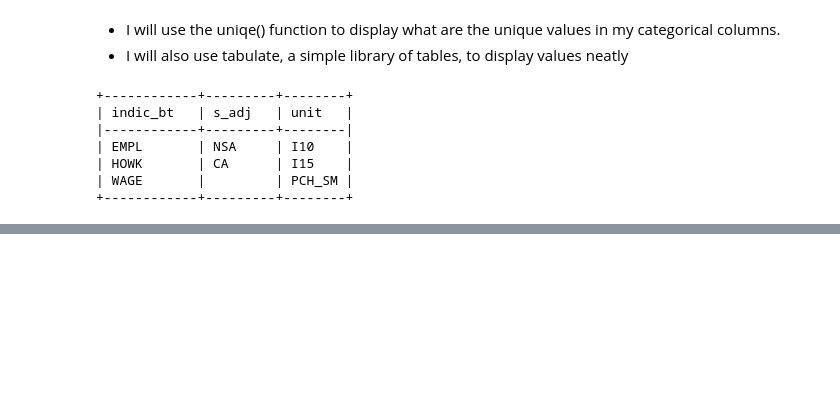
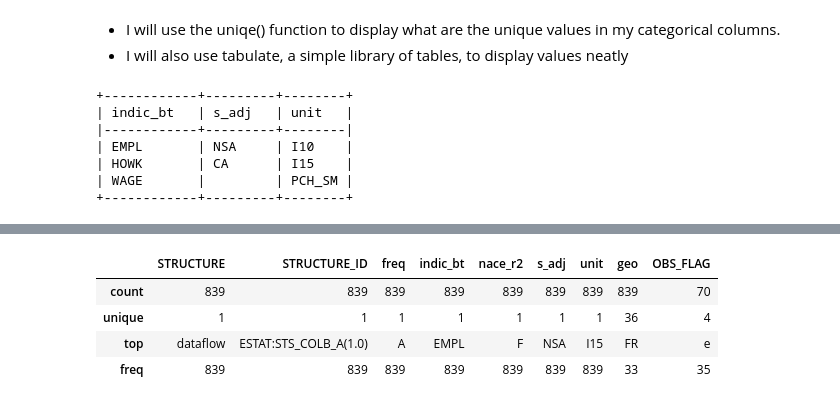
Before and after one commit to kalememre/CA2, a Jupyter notebook: labour.ipynb, the cells around one changed output, grey strips where cells are left out. Saved outputs shown, nothing was run; the diff lists cells and outputs as text; code cells hidden in the pictures; blank space fills up the shorter version.

```diff
--- a/labour.ipynb
+++ b/labour.ipynb
@@ -392,0 +412,8 @@ print(table)
+# %%
+filtered_df.describe(include="object")
+# %% [output]
+|  | STRUCTURE | STRUCTURE_ID | freq | indic_bt | nace_r2 | s_adj | unit | geo | OBS_FLAG |
+| count | 839 | 839 | 839 | 839 | 839 | 839 | 839 | 839 | 70 |
+| unique | 1 | 1 | 1 | 1 | 1 | 1 | 1 | 36 | 4 |
+| top | dataflow | ESTAT:STS_COLB_A(1.0) | A | EMPL | F | NSA | I15 | FR | e |
+| freq | 839 | 839 | 839 | 839 | 839 | 839 | 839 | 33 | 35 |
```
Also changed, not shown: parts of 9 cells of this notebook.
